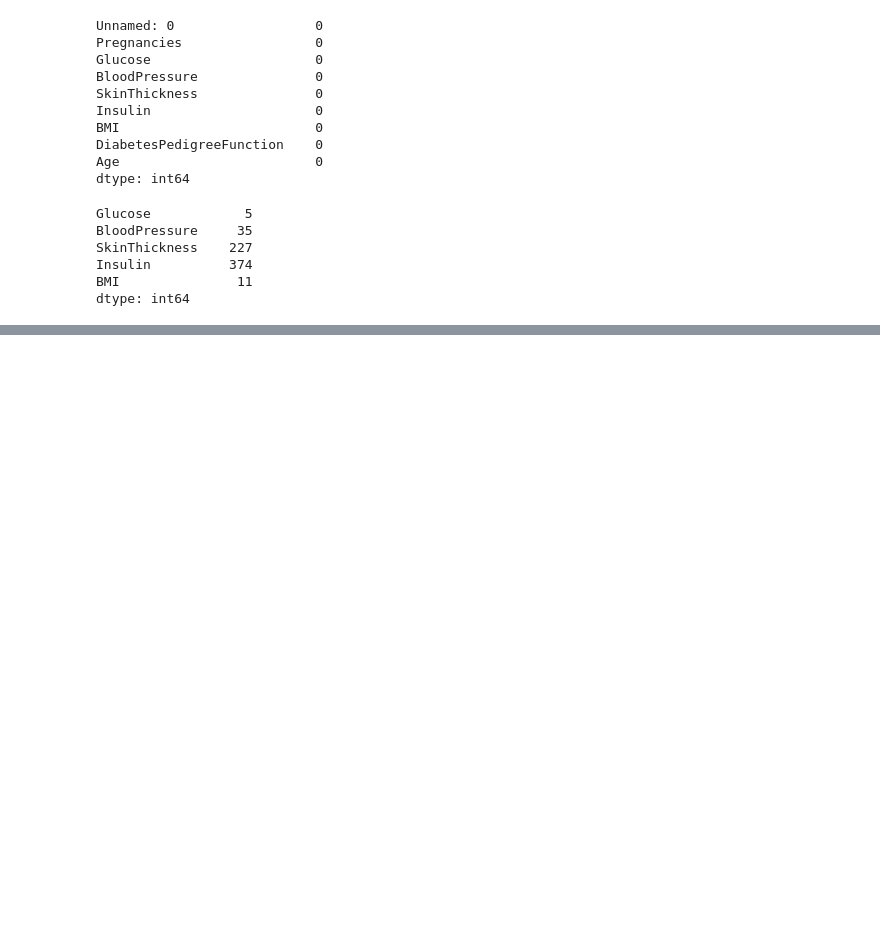
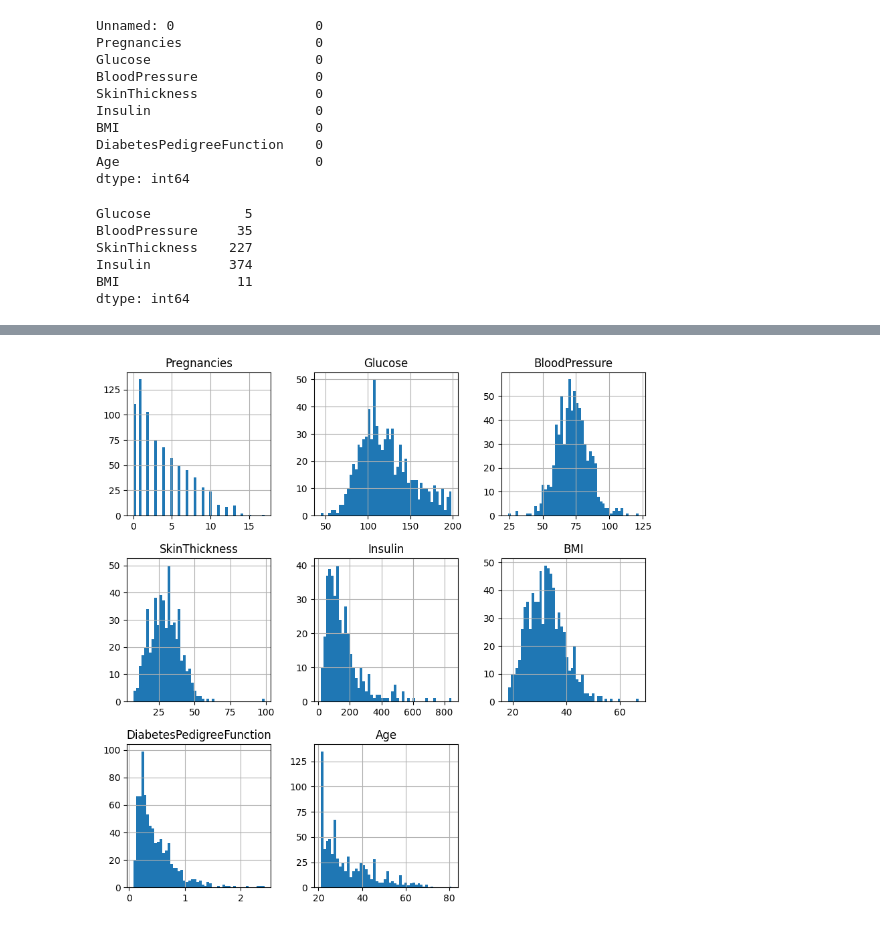
Before and after one commit to elmhmmd/Analyse-et-Pr-diction-du-Risque-de-Diab-te, a Jupyter notebook: Diabetes.ipynb, the cells around one changed output, grey strips where cells are left out. Cells and saved outputs as stored; diff of their text form; code cells hidden in the pictures; blank space fills up the shorter version.

```diff
--- a/Diabetes.ipynb
+++ b/Diabetes.ipynb
@@ -103,0 +83,15 @@ import seaborn as sns
+# %%
+if 'Unnamed: 0' in df.columns:
+    df = df.drop(columns=['Unnamed: 0'])
+# %%
+import numpy as np
+
+df[['Glucose', 'BloodPressure', 'BMI', 'Insulin', 'SkinThickness']] = df[['Glucose', 'BloodPressure', 'BMI', 'Insulin', 'SkinThickness']].replace(0,np.nan)
+# %%
+import matplotlib.pyplot as plt
+import seaborn as sns
+
+df.hist(bins=50, figsize=(10, 10))
+plt.show()
+# %% [output]
+[figure, added]
```
Also changed, not shown: parts of 2 cells of this notebook.
